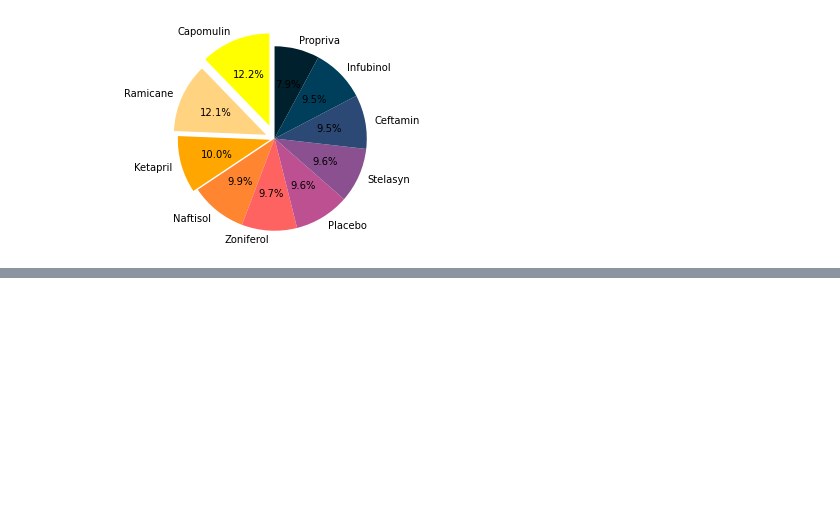
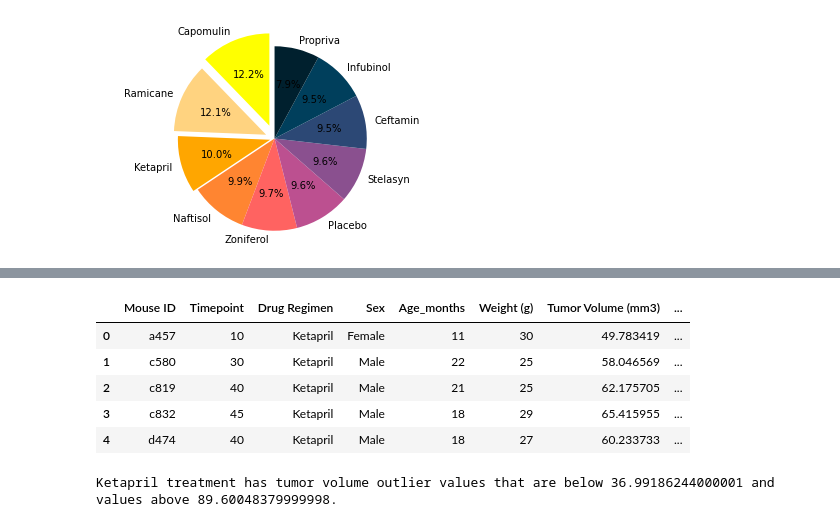
Before and after one commit to mathewqpmiller/Matplotlib-Pymaceuticals_Analysis, a Jupyter notebook: Matplotlib_Pharmaceuticals_Analysis.ipynb, the cells around one changed output, grey strips where cells are left out. Drawn from its saved outputs; the diff is of its cells as text; code cells hidden in the pictures; blank space fills up the shorter version.

```diff
--- a/Matplotlib_Pharmaceuticals_Analysis.ipynb
+++ b/Matplotlib_Pharmaceuticals_Analysis.ipynb
@@ -695,0 +752,28 @@ naftisol = merged_mouse_study.loc[merged_mouse_study["Drug Regimen"] == "Naftiso
+# %%
+# Ketapril:
+# Start by getting the last (greatest) timepoint for each mouse
+ketapril_last_greatest = ketapril.groupby('Mouse ID').max()['Timepoint']
+ketapril_dataframe = pd.DataFrame(ketapril_last_greatest)
+# Merge this group df with the original dataframe to get the tumor volume at the last timepoint
+ketapril_merge = pd.merge(ketapril_dataframe, merged_mouse_study, on=("Mouse ID","Timepoint"),how="left")
+ketapril_merge.head()
+# %% [output]
+|  | Mouse ID | Timepoint | Drug Regimen | Sex | Age_months | Weight (g) | Tumor Volume (mm3) | ... |
+| 0 | a457 | 10 | Ketapril | Female | 11 | 30 | 49.783419 | ... |
+| 1 | c580 | 30 | Ketapril | Male | 22 | 25 | 58.046569 | ... |
+| 2 | c819 | 40 | Ketapril | Male | 21 | 25 | 62.175705 | ... |
+| 3 | c832 | 45 | Ketapril | Male | 18 | 29 | 65.415955 | ... |
+| 4 | d474 | 40 | Ketapril | Male | 18 | 27 | 60.233733 | ... |
+# %%
+# Quantitatively determine Ketapril outliers
+ketapril_tumor = ketapril_merge["Tumor Volume (mm3)"]
+
+quartile = ketapril_tumor.quantile([.25,.5,.75])
+lower_quartile = quartile[0.25]
+upper_quartile = quartile[0.75]
+iqr = upper_quartile-lower_quartile
+lower_bound = lower_quartile - (1.5*iqr)
+upper_bound = upper_quartile + (1.5*iqr)
+print(f"Ketapril treatment has tumor volume outlier values that are below {lower_bound} and values above {upper_bound}.")
+# %% [output]
+Ketapril treatment has tumor volume outlier values that are below 36.99186244000001 and values above 89.60048379999998.
```
Also changed, not shown: parts of 7 cells of this notebook.
